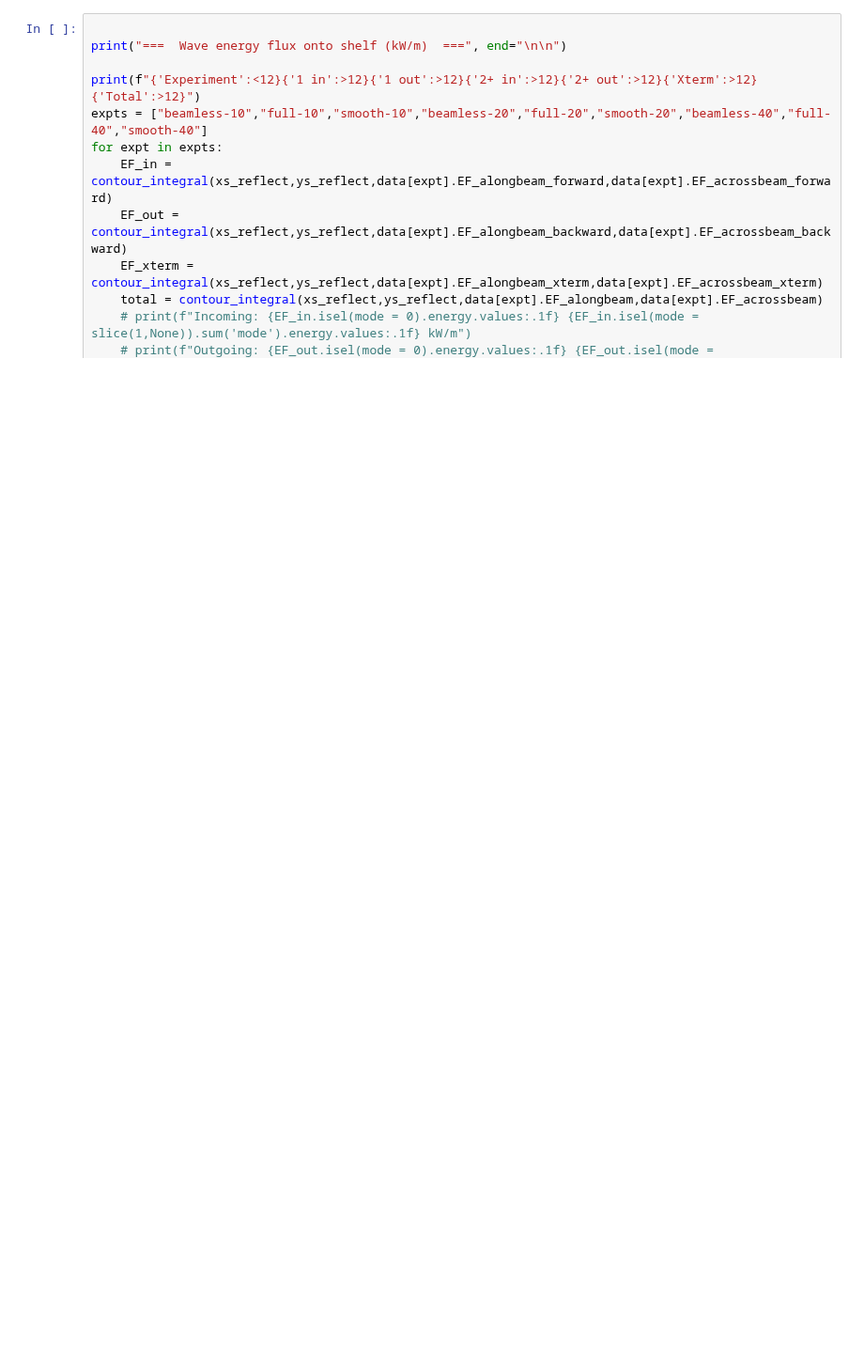
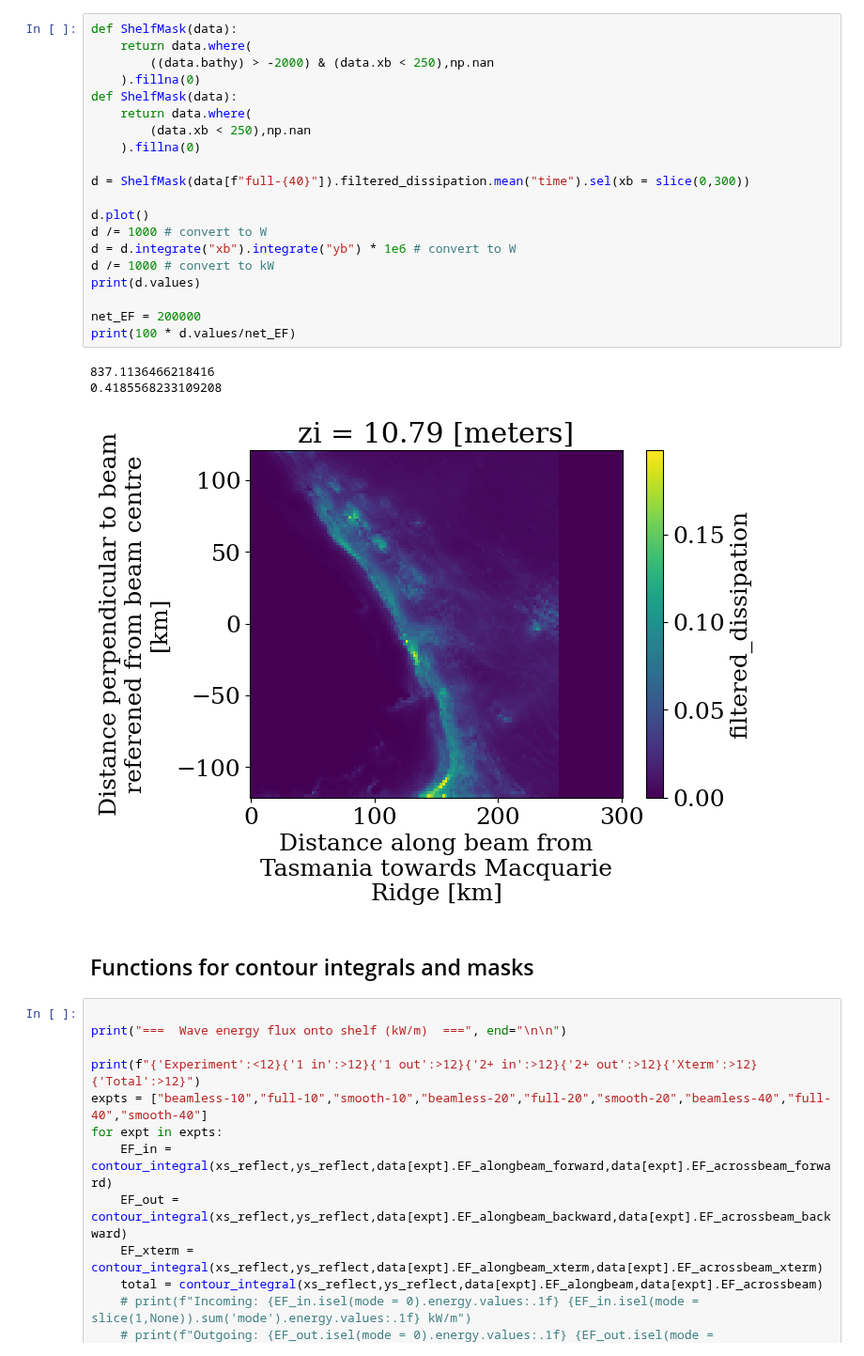
Before and after one commit to ashjbarnes/tasman-tides, a Jupyter notebook: notebooks/2025/EF_reflection_manytimes.ipynb, the cells around one changed output. Shown at 94% size. Saved outputs shown, nothing was run; the diff lists cells and outputs as text; blank space fills up the shorter version.

```diff
--- a/notebooks/2025/EF_reflection_manytimes.ipynb
+++ b/notebooks/2025/EF_reflection_manytimes.ipynb
@@ -330,3 +361,29 @@ Coordinates:
+# %%
+def ShelfMask(data):
+    return data.where(
+        ((data.bathy) > -2000) & (data.xb < 250),np.nan
+    ).fillna(0)
+def ShelfMask(data):
+    return data.where(
+        (data.xb < 250),np.nan
+    ).fillna(0)
+
+d = ShelfMask(data[f"full-{40}"]).filtered_dissipation.mean("time").sel(xb = slice(0,300))
+
+d.plot()
+d /= 1000 # convert to W
+d = d.integrate("xb").integrate("yb") * 1e6 # convert to W
+d /= 1000 # convert to kW
+print(d.values)
+
+net_EF = 200000
+print(100 * d.values/net_EF)
+# %% [output]
+837.1136466218416
+0.4185568233109208
+[figure, added]
+# %% [markdown]
+## Functions for contour integrals and masks
 # %%
 
 print("===  Wave energy flux onto shelf (kW/m)  ===", end="\n\n")
```
Also changed, not shown: parts of 13 cells of this notebook, 13 other files.
